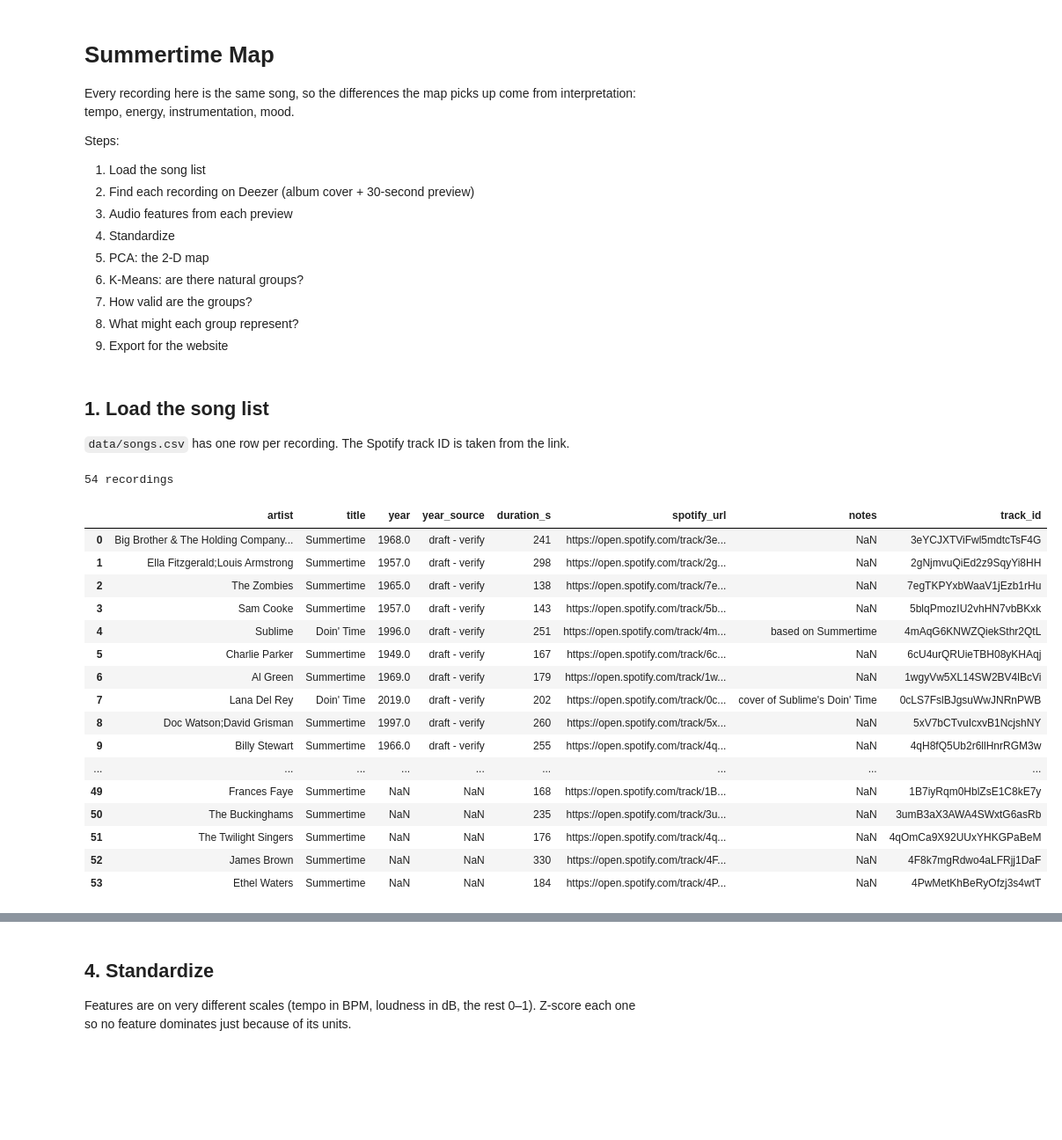
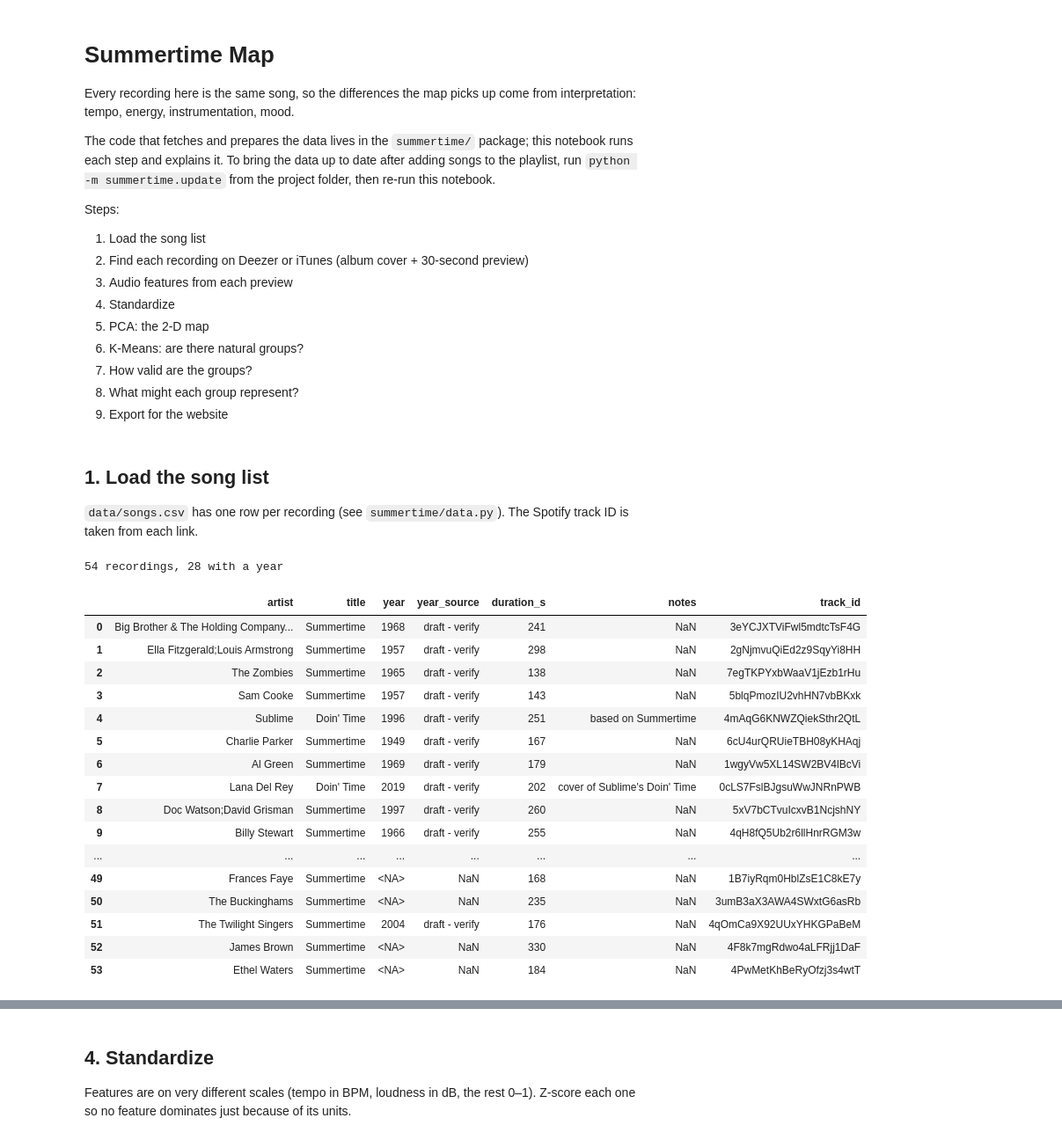
Before and after one commit to yezegeye/summertime-map, a Jupyter notebook: notebooks/summertime.ipynb, the cells around one changed output, grey strips where cells are left out. Shown at 88% size. Saved outputs shown, nothing was run; the diff lists cells and outputs as text; code cells hidden in the pictures; blank space fills up the shorter version.

```diff
--- a/notebooks/summertime.ipynb
+++ b/notebooks/summertime.ipynb
@@ -4,9 +4,14 @@
 Every recording here is the same song, so the differences the map picks up come from
 interpretation: tempo, energy, instrumentation, mood.
 
+The code that fetches and prepares the data lives in the `summertime/` package; this
+notebook runs each step and explains it. To bring the data up to date after adding
+songs to the playlist, run `python -m summertime.update` from the project folder, then
+re-run this notebook.
+
 Steps:
 1. Load the song list
-2. Find each recording on Deezer (album cover + 30-second preview)
+2. Find each recording on Deezer or iTunes (album cover + 30-second preview)
 3. Audio features from each preview
 4. Standardize
 5. PCA: the 2-D map
@@ -36,37 +33,30 @@ http = httpx.Client(timeout=30)
 # %% [markdown]
 ## 1. Load the song list
 
-`data/songs.csv` has one row per recording. The Spotify track ID is taken from the link.
+`data/songs.csv` has one row per recording (see `summertime/data.py`). The Spotify
+track ID is taken from each link.
 # %%
-songs = pd.read_csv(DATA / "songs.csv")
-
-def spotify_id(url: str) -> str:
-    m = re.search(r"track[/:]([A-Za-z0-9]{22})", str(url))
-    if not m:
-        raise ValueError(f"Not a Spotify track link: {url}")
-    return m.group(1)
-
-songs["track_id"] = songs["spotify_url"].map(spotify_id)
-print(f"{len(songs)} recordings")
-songs
+songs = load_songs()
+print(f"{len(songs)} recordings, {songs['year'].notna().sum()} with a year")
+songs.drop(columns=["spotify_url"])
 # %% [output]
-54 recordings
+54 recordings, 28 with a year
-|  | artist | title | year | year_source | duration_s | spotify_url | notes | track_id |
-| 0 | Big Brother & The Holding Company... | Summertime | 1968.0 | draft - verify | 241 | https://open.spotify.com/track/3e... | NaN | 3eYCJXTViFwl5mdtcTsF4G |
-| 1 | Ella Fitzgerald;Louis Armstrong | Summertime | 1957.0 | draft - verify | 298 | https://open.spotify.com/track/2g... | NaN | 2gNjmvuQiEd2z9SqyYi8HH |
-| 2 | The Zombies | Summertime | 1965.0 | draft - verify | 138 | https://open.spotify.com/track/7e... | NaN | 7egTKPYxbWaaV1jEzb1rHu |
-| 3 | Sam Cooke | Summertime | 1957.0 | draft - verify | 143 | https://open.spotify.com/track/5b... | NaN | 5blqPmozIU2vhHN7vbBKxk |
-| 4 | Sublime | Doin' Time | 1996.0 | draft - verify | 251 | https://open.spotify.com/track/4m... | based on Summertime | 4mAqG6KNWZQiekSthr2QtL |
-| 5 | Charlie Parker | Summertime | 1949.0 | draft - verify | 167 | https://open.spotify.com/track/6c... | NaN | 6cU4urQRUieTBH08yKHAqj |
-| 6 | Al Green | Summertime | 1969.0 | draft - verify | 179 | https://open.spotify.com/track/1w... | NaN | 1wgyVw5XL14SW2BV4lBcVi |
-| 7 | Lana Del Rey | Doin' Time | 2019.0 | draft - verify | 202 | https://open.spotify.com/track/0c... | cover of Sublime's Doin' Time | 0cLS7FslBJgsuWwJNRnPWB |
-| 8 | Doc Watson;David Grisman | Summertime | 1997.0 | draft - verify | 260 | https://open.spotify.com/track/5x... | NaN | 5xV7bCTvuIcxvB1NcjshNY |
-| 9 | Billy Stewart | Summertime | 1966.0 | draft - verify | 255 | https://open.spotify.com/track/4q... | NaN | 4qH8fQ5Ub2r6llHnrRGM3w |
-| ... | ... | ... | ... | ... | ... | ... | ... | ... |
-| 49 | Frances Faye | Summertime | NaN | NaN | 168 | https://open.spotify.com/track/1B... | NaN | 1B7iyRqm0HblZsE1C8kE7y |
-| 50 | The Buckinghams | Summertime | NaN | NaN | 235 | https://open.spotify.com/track/3u... | NaN | 3umB3aX3AWA4SWxtG6asRb |
-| 51 | The Twilight Singers | Summertime | NaN | NaN | 176 | https://open.spotify.com/track/4q... | NaN | 4qOmCa9X92UUxYHKGPaBeM |
-| 52 | James Brown | Summertime | NaN | NaN | 330 | https://open.spotify.com/track/4F... | NaN | 4F8k7mgRdwo4aLFRjj1DaF |
-| 53 | Ethel Waters | Summertime | NaN | NaN | 184 | https://open.spotify.com/track/4P... | NaN | 4PwMetKhBeRyOfzj3s4wtT |
+|  | artist | title | year | year_source | duration_s | notes | track_id |
+| 0 | Big Brother & The Holding Company... | Summertime | 1968 | draft - verify | 241 | NaN | 3eYCJXTViFwl5mdtcTsF4G |
+| 1 | Ella Fitzgerald;Louis Armstrong | Summertime | 1957 | draft - verify | 298 | NaN | 2gNjmvuQiEd2z9SqyYi8HH |
+| 2 | The Zombies | Summertime | 1965 | draft - verify | 138 | NaN | 7egTKPYxbWaaV1jEzb1rHu |
+| 3 | Sam Cooke | Summertime | 1957 | draft - verify | 143 | NaN | 5blqPmozIU2vhHN7vbBKxk |
+| 4 | Sublime | Doin' Time | 1996 | draft - verify | 251 | based on Summertime | 4mAqG6KNWZQiekSthr2QtL |
+| 5 | Charlie Parker | Summertime | 1949 | draft - verify | 167 | NaN | 6cU4urQRUieTBH08yKHAqj |
+| 6 | Al Green | Summertime | 1969 | draft - verify | 179 | NaN | 1wgyVw5XL14SW2BV4lBcVi |
+| 7 | Lana Del Rey | Doin' Time | 2019 | draft - verify | 202 | cover of Sublime's Doin' Time | 0cLS7FslBJgsuWwJNRnPWB |
+| 8 | Doc Watson;David Grisman | Summertime | 1997 | draft - verify | 260 | NaN | 5xV7bCTvuIcxvB1NcjshNY |
+| 9 | Billy Stewart | Summertime | 1966 | draft - verify | 255 | NaN | 4qH8fQ5Ub2r6llHnrRGM3w |
+| ... | ... | ... | ... | ... | ... | ... | ... |
+| 49 | Frances Faye | Summertime | <NA> | NaN | 168 | NaN | 1B7iyRqm0HblZsE1C8kE7y |
+| 50 | The Buckinghams | Summertime | <NA> | NaN | 235 | NaN | 3umB3aX3AWA4SWxtG6asRb |
+| 51 | The Twilight Singers | Summertime | 2004 | draft - verify | 176 | NaN | 4qOmCa9X92UUxYHKGPaBeM |
+| 52 | James Brown | Summertime | <NA> | NaN | 330 | NaN | 4F8k7mgRdwo4aLFRjj1DaF |
+| 53 | Ethel Waters | Summertime | <NA> | NaN | 184 | NaN | 4PwMetKhBeRyOfzj3s4wtT |
 # %% [markdown]
 ## 2. Find each recording on Deezer (or iTunes)
```
Also changed, not shown: parts of 5 cells of this notebook, 11 other files.
